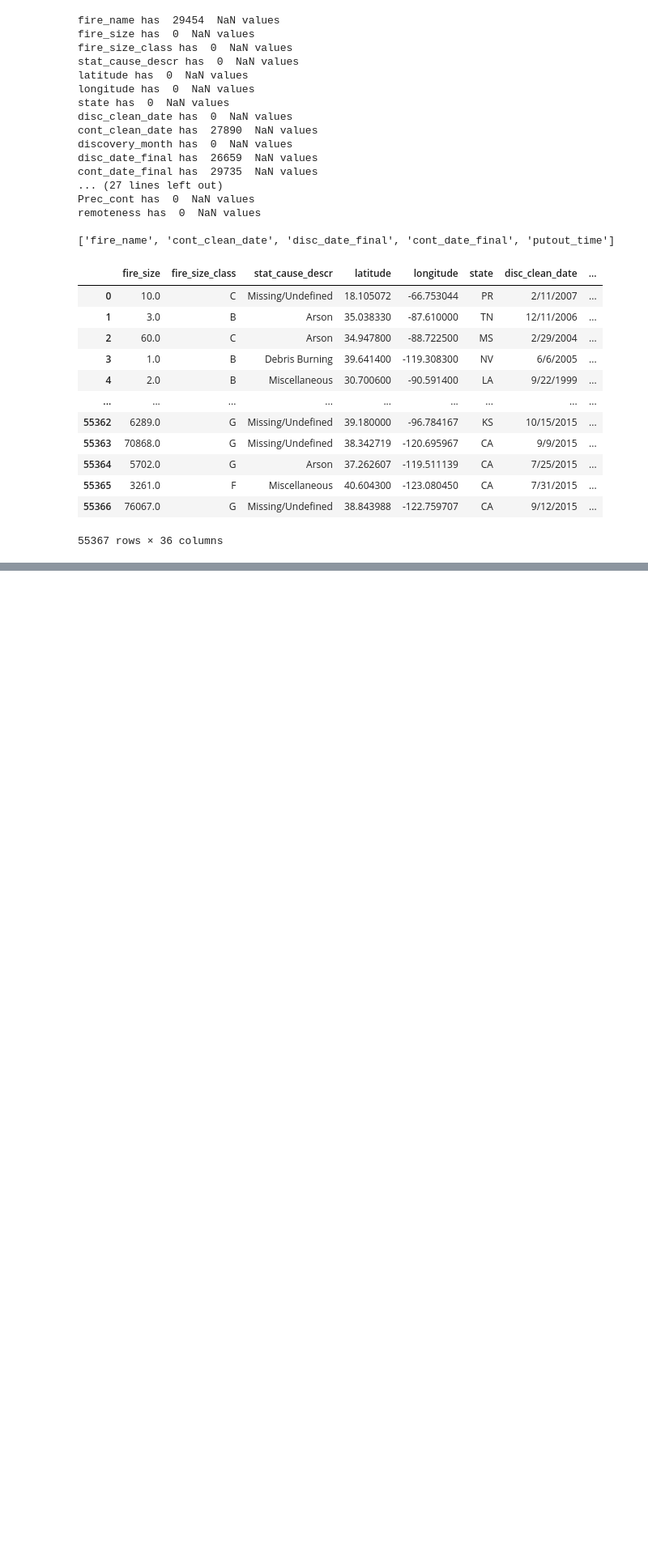
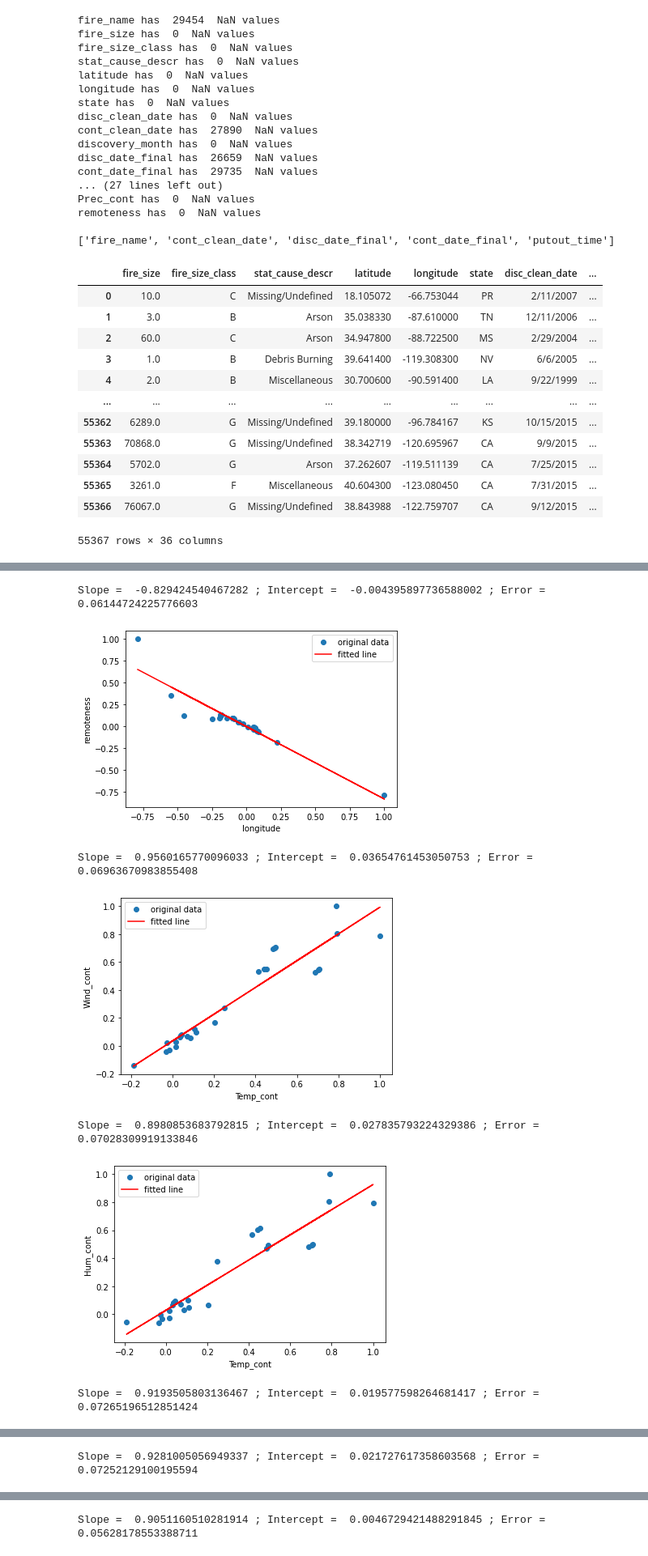
Before and after one commit to ConnorCallahan01/CSCI183FinalProject, a Jupyter notebook: FinalProject.ipynb, the cells around one changed output, grey strips where cells are left out. Shown at 81% size. Drawn from its saved outputs; the diff is of its cells as text; code cells hidden in the pictures; blank space fills up the shorter version.

```diff
--- a/FinalProject.ipynb
+++ b/FinalProject.ipynb
@@ -99,0 +296,37 @@ fire_df
+# %%
+#Print the linear regression lines on the correlation graphs.
+import numpy as np
+from scipy.stats import linregress
+
+temp_array = {}
+temp_list = []
+for line in californiaFire:
+    temp_array[line] = []
+
+rArray(temp_list, temp_array, californiaFire)
+def findSIError(t_array):
+    for i in t_array:
+        X = californiaFire[i]
+        for j in t_array[i]:
+            if i[0] != j[0]:
+                if len(t_array[i]) != 0:
+                    Y = californiaFire[j]
+                    mask = ~np.isnan(X) & ~np.isnan(Y)
+                    result = linregress(X[mask], Y[mask])
+                    print("Slope = ",result.slope, "; Intercept = ", result.intercept, "; Error = ", result.stderr)
+                    plt.plot(X, Y, 'o', label='original data')
+                    plt.plot(X, result.intercept + result.slope*X, 'r', label='fitted line')
+                    plt.legend()
+                    plt.xlabel(i)
+                    plt.ylabel(j)
+                    plt.show()
+
+findSIError(temp_array)
+# %% [output]
+Slope =  -0.829424540467282 ; Intercept =  -0.004395897736588002 ; Error =  0.06144724225776603
+[figure, added]
+Slope =  0.9560165770096033 ; Intercept =  0.03654761453050753 ; Error =  0.06963670983855408
+[figure, added]
+Slope =  0.8980853683792815 ; Intercept =  0.027835793224329386 ; Error =  0.07028309919133846
+[figure, added]
+Slope =  0.9193505803136467 ; Intercept =  0.019577598264681417 ; Error =  0.07265196512851424
@@ -99,0 +334 @@ fire_df
+Slope =  0.9281005056949337 ; Intercept =  0.021727617358603568 ; Error =  0.07252129100195594
@@ -99,0 +336 @@ fire_df
+Slope =  0.9051160510281914 ; Intercept =  0.0046729421488291845 ; Error =  0.05628178553388711
```
Also changed, not shown: parts of 11 cells of this notebook.
